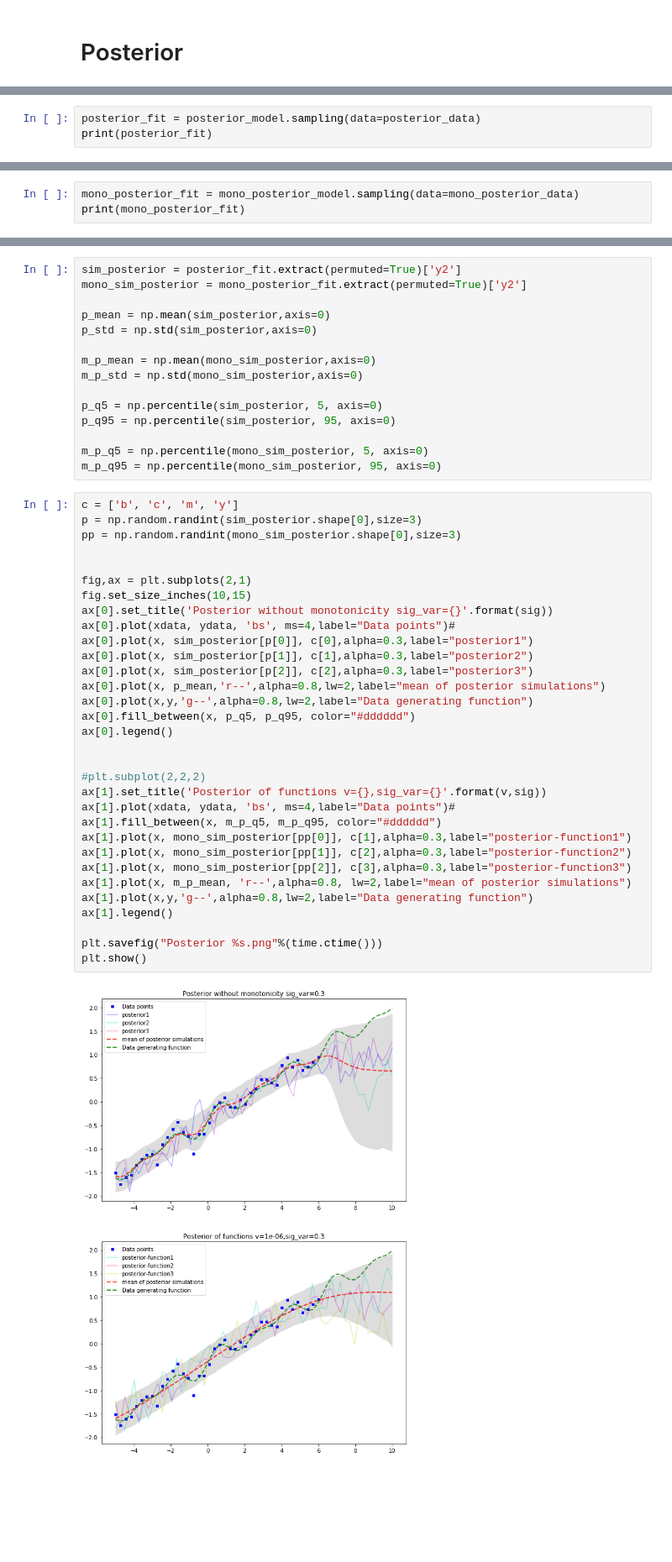
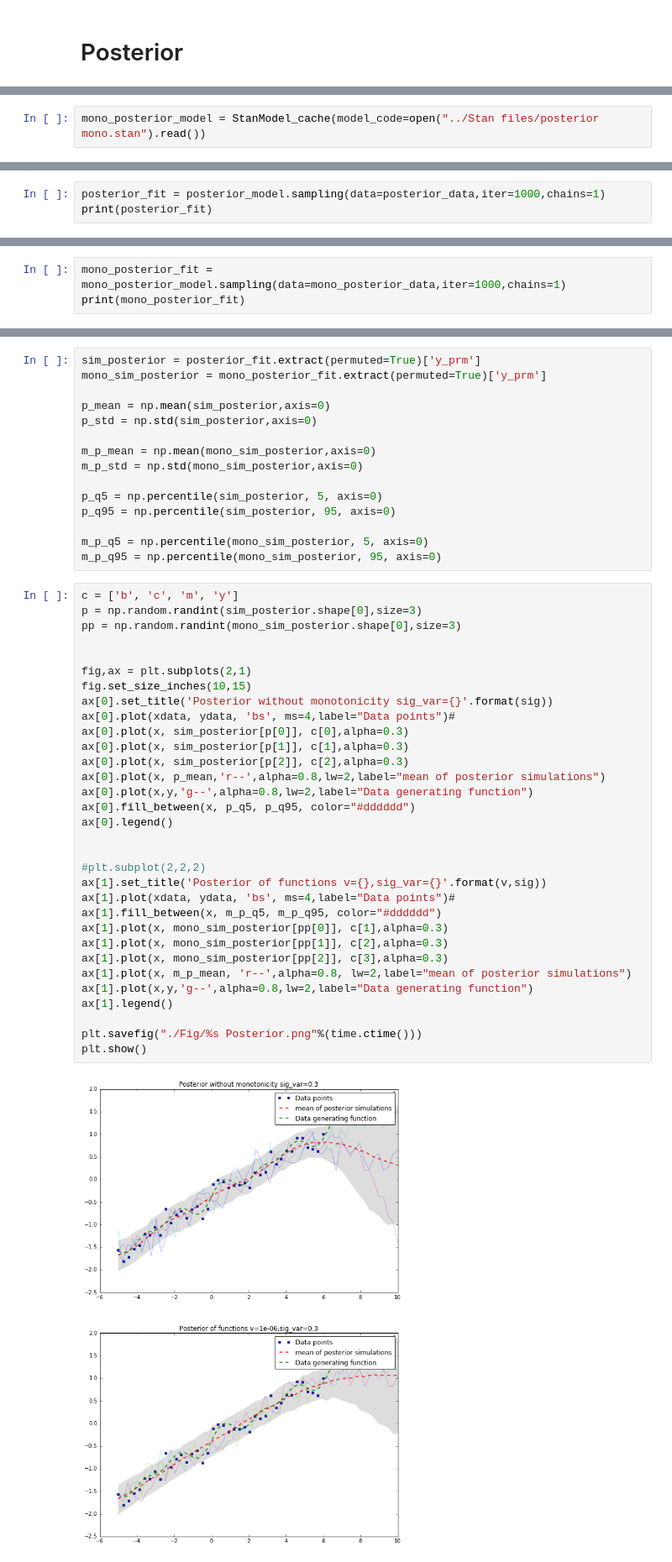
Before and after one commit to sachithgpai/mono-gaussian-processes, a Jupyter notebook: Monotonicity/GP with monotonicity constraint.ipynb, the cells around one changed output, grey strips where cells are left out. Shown at 84% size. Saved outputs shown, nothing was run; the diff lists cells and outputs as text; blank space fills up the shorter version.

```diff
--- a/Monotonicity/GP with monotonicity constraint.ipynb
+++ b/Monotonicity/GP with monotonicity constraint.ipynb
@@ -464,0 +167,2 @@ Using cached StanModel
+# %%
+mono_posterior_model = StanModel_cache(model_code=open("../Stan files/posterior mono.stan").read())
@@ -514,6 +220,6 @@ mono_posterior_data = dict(
     sig_var = sig
 )
 # %%
-posterior_fit = posterior_model.sampling(data=posterior_data)
+posterior_fit = posterior_model.sampling(data=posterior_data,iter=1000,chains=1)
 print(posterior_fit)
 # %% [output]
@@ -535,6 +241,6 @@ For each parameter, n_eff is a crude measure of effective sample size,
 and Rhat is the potential scale reduction factor on split chains (at
 convergence, Rhat=1).
 # %%
-mono_posterior_fit = mono_posterior_model.sampling(data=mono_posterior_data)
+mono_posterior_fit = mono_posterior_model.sampling(data=mono_posterior_data,iter=1000,chains=1)
 print(mono_posterior_fit)
 # %% [output]
@@ -556,8 +262,8 @@ For each parameter, n_eff is a crude measure of effective sample size,
 and Rhat is the potential scale reduction factor on split chains (at
 convergence, Rhat=1).
 # %%
-sim_posterior = posterior_fit.extract(permuted=True)['y2']
-mono_sim_posterior = mono_posterior_fit.extract(permuted=True)['y2']
+sim_posterior = posterior_fit.extract(permuted=True)['y_prm']
+mono_sim_posterior = mono_posterior_fit.extract(permuted=True)['y_prm']
 
 p_mean = np.mean(sim_posterior,axis=0)
 p_std = np.std(sim_posterior,axis=0)
@@ -573,34 +279,34 @@ m_p_q95 = np.percentile(mono_sim_posterior, 95, axis=0)
 # %%
 c = ['b', 'c', 'm', 'y']
 p = np.random.randint(sim_posterior.shape[0],size=3)
 pp = np.random.randint(mono_sim_posterior.shape[0],size=3)
 
 
 fig,ax = plt.subplots(2,1)
 fig.set_size_inches(10,15)
 ax[0].set_title('Posterior without monotonicity sig_var={}'.format(sig))
 ax[0].plot(xdata, ydata, 'bs', ms=4,label="Data points")#
-ax[0].plot(x, sim_posterior[p[0]], c[0],alpha=0.3,label="posterior1")
-ax[0].plot(x, sim_posterior[p[1]], c[1],alpha=0.3,label="posterior2")
-ax[0].plot(x, sim_posterior[p[2]], c[2],alpha=0.3,label="posterior3")
+ax[0].plot(x, sim_posterior[p[0]], c[0],alpha=0.3)
+ax[0].plot(x, sim_posterior[p[1]], c[1],alpha=0.3)
+ax[0].plot(x, sim_posterior[p[2]], c[2],alpha=0.3)
 ax[0].plot(x, p_mean,'r--',alpha=0.8,lw=2,label="mean of posterior simulations")
 ax[0].plot(x,y,'g--',alpha=0.8,lw=2,label="Data generating function")
 ax[0].fill_between(x, p_q5, p_q95, color="#dddddd")
 ax[0].legend()
 
 
 #plt.subplot(2,2,2)
 ax[1].set_title('Posterior of functions v={},sig_var={}'.format(v,sig))
 ax[1].plot(xdata, ydata, 'bs', ms=4,label="Data points")#
 ax[1].fill_between(x, m_p_q5, m_p_q95, color="#dddddd")
-ax[1].plot(x, mono_sim_posterior[pp[0]], c[1],alpha=0.3,label="posterior-function1")
-ax[1].plot(x, mono_sim_posterior[pp[1]], c[2],alpha=0.3,label="posterior-function2")
-ax[1].plot(x, mono_sim_posterior[pp[2]], c[3],alpha=0.3,label="posterior-function3")
+ax[1].plot(x, mono_sim_posterior[pp[0]], c[1],alpha=0.3)
+ax[1].plot(x, mono_sim_posterior[pp[1]], c[2],alpha=0.3)
+ax[1].plot(x, mono_sim_posterior[pp[2]], c[3],alpha=0.3)
 ax[1].plot(x, m_p_mean, 'r--',alpha=0.8, lw=2,label="mean of posterior simulations")
 ax[1].plot(x,y,'g--',alpha=0.8,lw=2,label="Data generating function")
 ax[1].legend()
 
-plt.savefig("Posterior %s.png"%(time.ctime()))
+plt.savefig("./Fig/%s Posterior.png"%(time.ctime()))
 plt.show()
 # %% [output]
-[figure, old version]
+[figure, new version]
```
Also changed, not shown: parts of 21 cells of this notebook.
